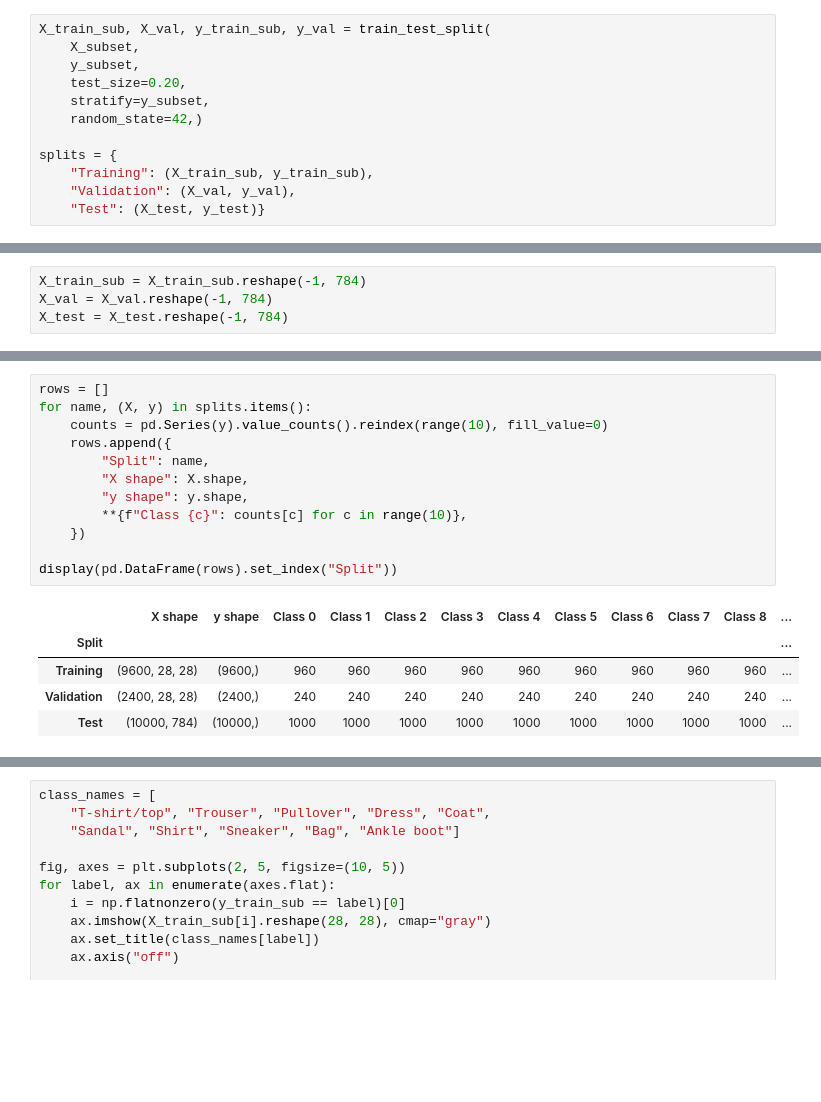
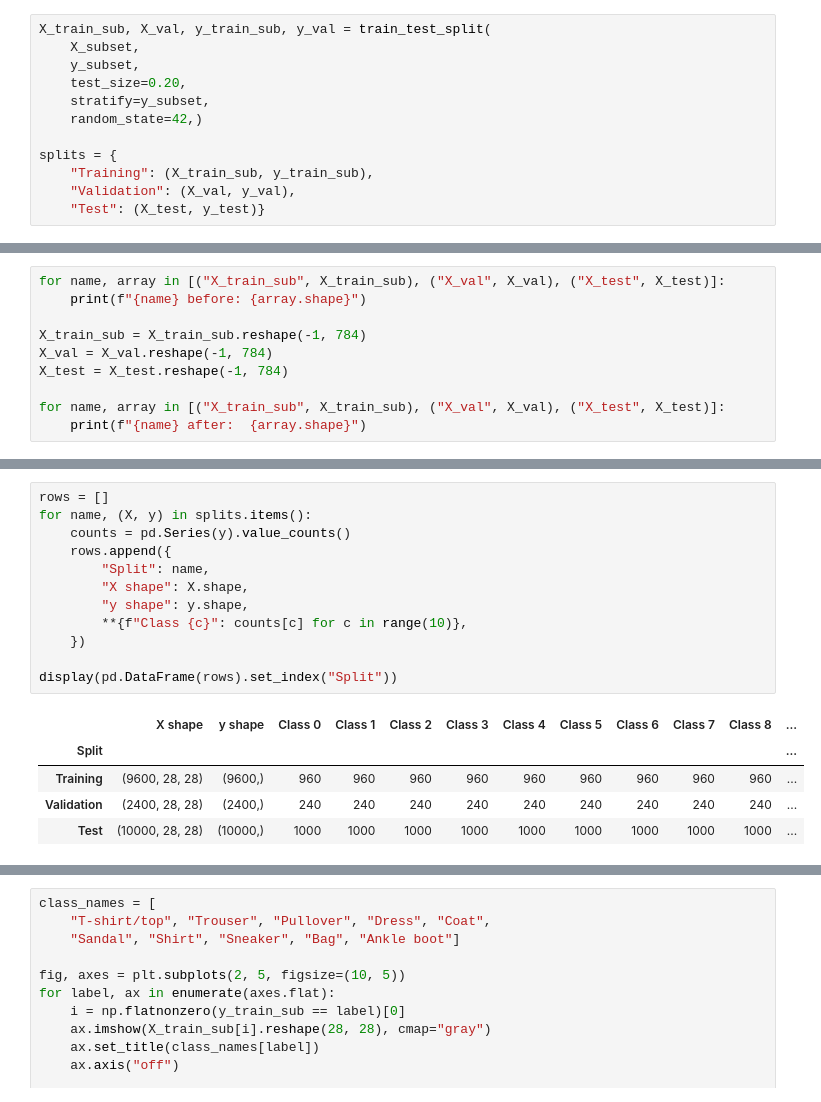
Before and after one commit to codettlaff/CPTS_575, a Jupyter notebook: assignment4/fashion_mnist.ipynb, the cells around one changed output, grey strips where cells are left out. Cells and saved outputs as stored; diff of their text form; blank space fills up the shorter version.

```diff
--- a/assignment4/fashion_mnist.ipynb
+++ b/assignment4/fashion_mnist.ipynb
@@ -51,4 +52,10 @@ This code splits the 12,000 image subset into 80% training and 20% validation da
 # %%
+for name, array in [("X_train_sub", X_train_sub), ("X_val", X_val), ("X_test", X_test)]:
+    print(f"{name} before: {array.shape}")
+
 X_train_sub = X_train_sub.reshape(-1, 784)
 X_val = X_val.reshape(-1, 784)
 X_test = X_test.reshape(-1, 784)
+
+for name, array in [("X_train_sub", X_train_sub), ("X_val", X_val), ("X_test", X_test)]:
+    print(f"{name} after:  {array.shape}")
@@ -59,20 +74,20 @@ Ordinary logistic regression expects each image as a one-dimensional feature vec
 # %%
 rows = []
 for name, (X, y) in splits.items():
-    counts = pd.Series(y).value_counts().reindex(range(10), fill_value=0)
+    counts = pd.Series(y).value_counts()
     rows.append({
         "Split": name,
         "X shape": X.shape,
         "y shape": y.shape,
         **{f"Class {c}": counts[c] for c in range(10)},
     })
 
 display(pd.DataFrame(rows).set_index("Split"))
 # %% [output]
 |  | X shape | y shape | Class 0 | Class 1 | Class 2 | Class 3 | Class 4 | Class 5 | Class 6 | Class 7 | Class 8 | ... |
 | Split |  |  |  |  |  |  |  |  |  |  |  | ... |
 | Training | (9600, 28, 28) | (9600,) | 960 | 960 | 960 | 960 | 960 | 960 | 960 | 960 | 960 | ... |
 | Validation | (2400, 28, 28) | (2400,) | 240 | 240 | 240 | 240 | 240 | 240 | 240 | 240 | 240 | ... |
-| Test | (10000, 784) | (10000,) | 1000 | 1000 | 1000 | 1000 | 1000 | 1000 | 1000 | 1000 | 1000 | ... |
+| Test | (10000, 28, 28) | (10000,) | 1000 | 1000 | 1000 | 1000 | 1000 | 1000 | 1000 | 1000 | 1000 | ... |
 # %% [markdown]
 ### Display one labeled image from each class
```
Also changed, not shown: parts of 37 cells of this notebook.
